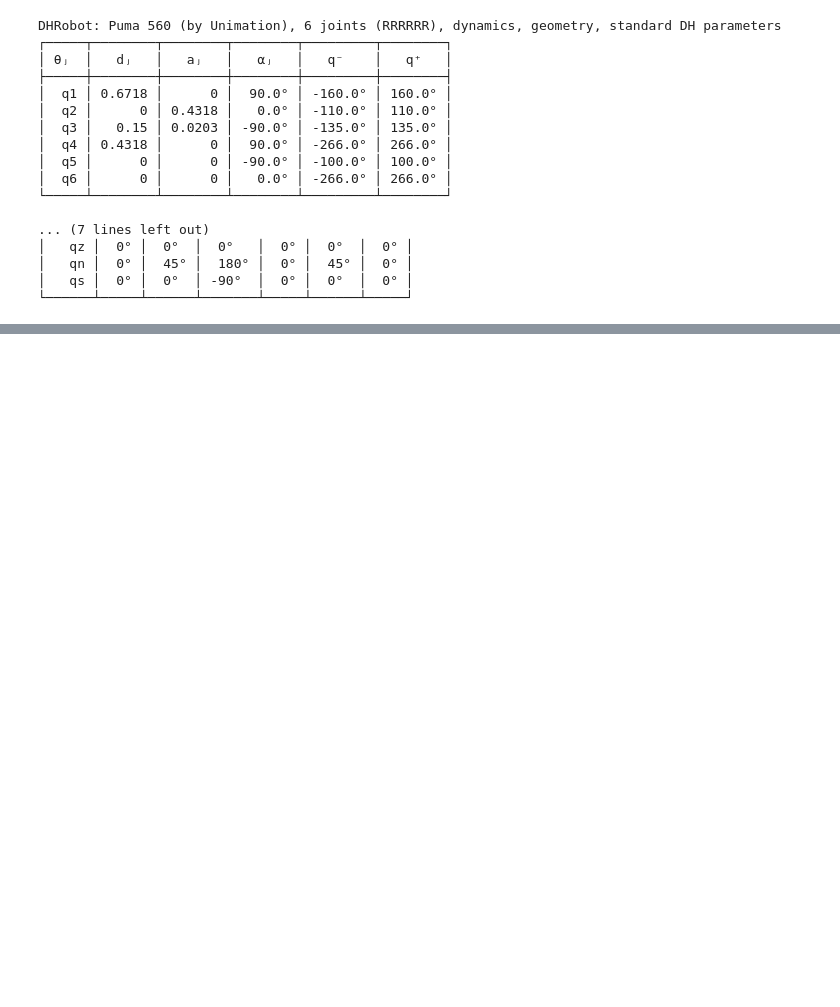
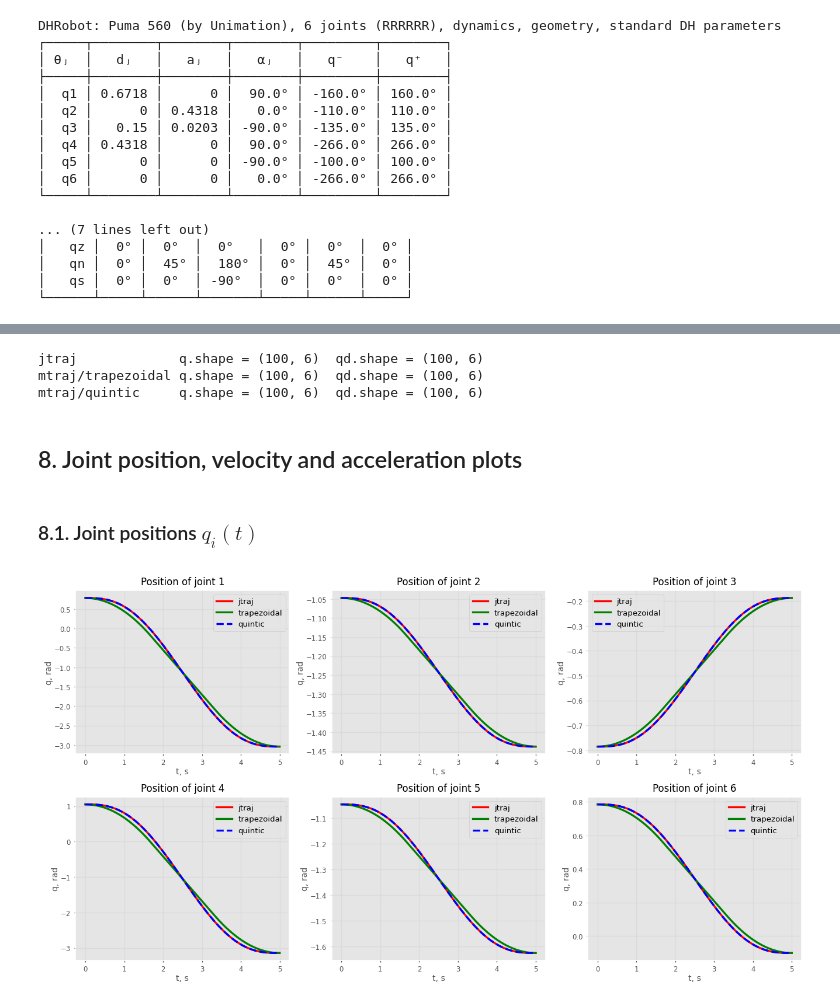
Before and after one commit to ITMO-CSR-GMCA/rmpc-lab2-coralr-1, a Jupyter notebook: lab2.ipynb, the cells around one changed output, grey strips where cells are left out. Drawn from its saved outputs; the diff is of its cells as text; code cells hidden in the pictures; blank space fills up the shorter version.

```diff
--- a/lab2.ipynb
+++ b/lab2.ipynb
@@ -324,13 +73,0 @@ plt.show()
-# %%
-fig = plt.figure(figsize=(11, 6), dpi=120)
-for g in range(6):
-    ax = plt.subplot(2, 3, g+1)
-    ax.plot(time, tr_jtraj.qdd[:, g], '-',  color='red',   lw=2, label='jtraj')
-    ax.plot(time, tr_trap.qdd[:, g],  '-',  color='green', lw=2, label='trapezoidal')
-    ax.plot(time, tr_quin.qdd[:, g],  '--', color='blue',  lw=2, label='quintic')
-    ax.set_title(f'Ускорение звена {g+1}', fontsize=10)
-    ax.set_xlabel('t, с');   ax.set_ylabel('d²q/dt², рад/с²')
-    ax.grid(True);           ax.legend(fontsize=8)
-plt.tight_layout()
-plt.savefig('accelerations.png', dpi=120, bbox_inches='tight')
-plt.show()
@@ -411,0 +274,40 @@ stats('mtraj/quintic',     tr_quin)
+# %%
+N = 100                                         # number of trajectory samples
+t_start, t_stop = 0.0, 5.0                      # motion duration, s
+time = np.linspace(t_start, t_stop, N)
+dt = time[1] - time[0]
+
+# 1. jtraj: quintic polynomial, zero dq/ddq at endpoints
+tr_jtraj = rtb.jtraj(q_start, q_end, time)
+
+# 2. mtraj with trapezoidal (LSPB) — trapezoidal velocity profile
+tr_trap  = rtb.mtraj(rtb.trapezoidal, q_start, q_end, time)
+
+# 3. mtraj with quintic — fifth-order polynomial profile
+tr_quin  = rtb.mtraj(rtb.quintic,    q_start, q_end, time)
+
+print('jtraj             q.shape =', tr_jtraj.q.shape, ' qd.shape =', tr_jtraj.qd.shape)
+print('mtraj/trapezoidal q.shape =', tr_trap.q.shape,  ' qd.shape =', tr_trap.qd.shape)
+print('mtraj/quintic     q.shape =', tr_quin.q.shape,  ' qd.shape =', tr_quin.qd.shape)
+# %% [output]
+jtraj             q.shape = (100, 6)  qd.shape = (100, 6)
+mtraj/trapezoidal q.shape = (100, 6)  qd.shape = (100, 6)
+mtraj/quintic     q.shape = (100, 6)  qd.shape = (100, 6)
+# %% [markdown]
+## 8. Joint position, velocity and acceleration plots
+# %% [markdown]
+### 8.1. Joint positions $q_i(t)$
+# %%
+fig = plt.figure(figsize=(11, 6), dpi=120)
+for g in range(6):
+    ax = plt.subplot(2, 3, g+1)
+    ax.plot(time, tr_jtraj.q[:, g], '-',  color='red',   lw=2, label='jtraj')
+    ax.plot(time, tr_trap.q[:, g],  '-',  color='green', lw=2, label='trapezoidal')
+    ax.plot(time, tr_quin.q[:, g],  '--', color='blue',  lw=2, label='quintic')
+    ax.set_title(f'Position of joint {g+1}', fontsize=10)
+    ax.set_xlabel('t, s');   ax.set_ylabel('q, rad')
+    ax.grid(True);           ax.legend(fontsize=8)
+plt.tight_layout()
+plt.show()
+# %% [output]
+[figure, added]
```
Also changed, not shown: parts of 50 cells of this notebook, 1 other file.
